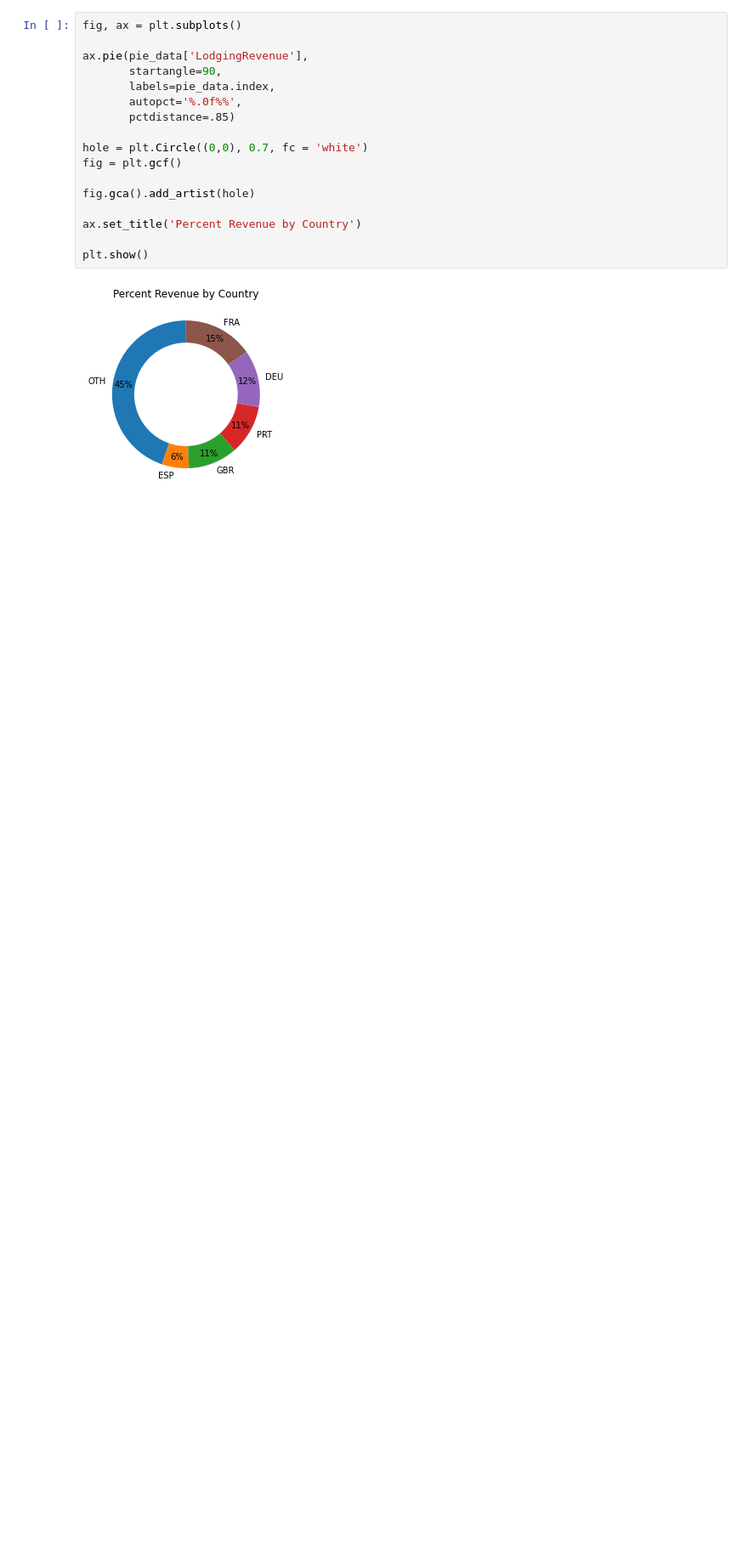
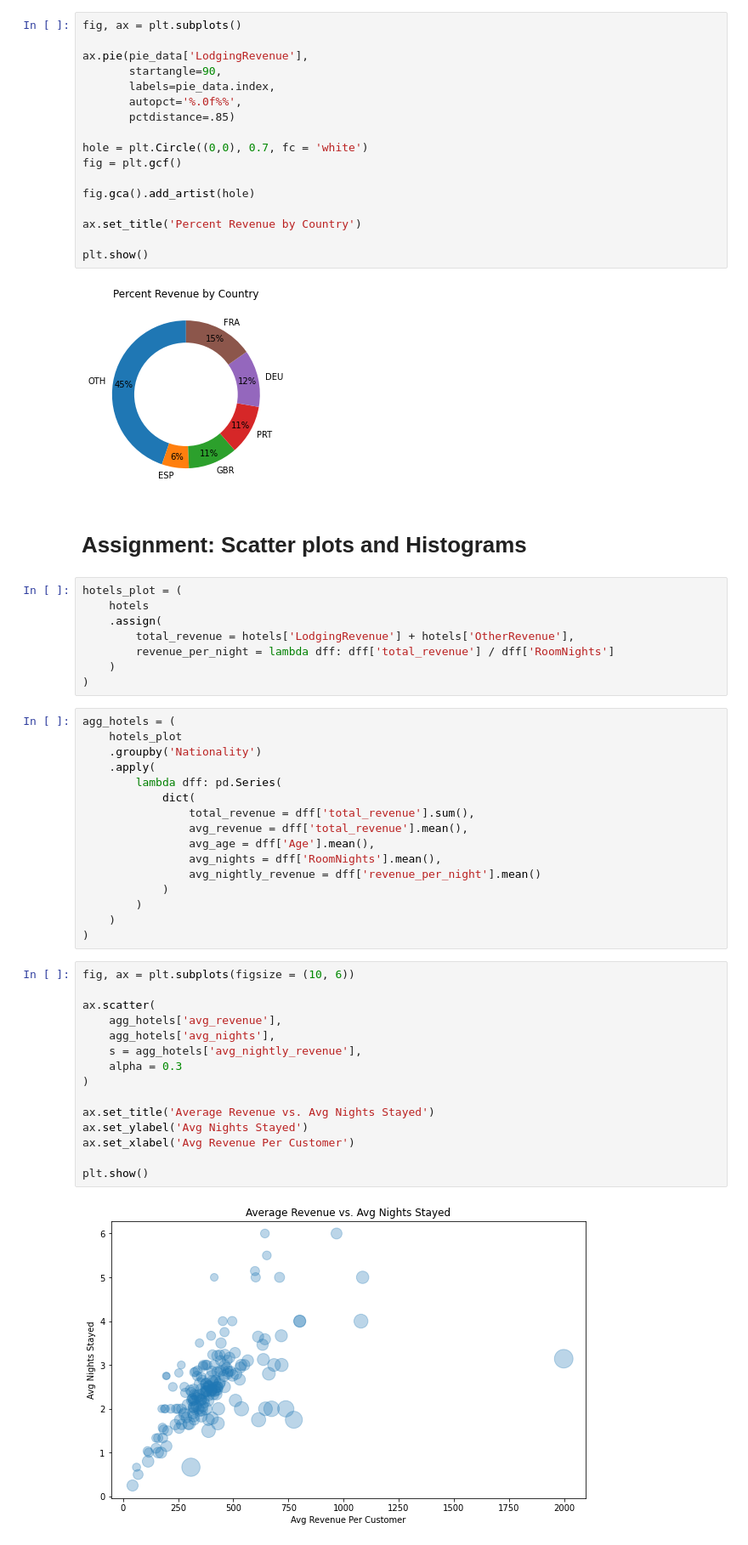
Before and after one commit to naruhikohama/dataviz-python, a Jupyter notebook: assignments.ipynb, the cells around one changed output. Shown at 85% size. Drawn from its saved outputs; the diff is of its cells as text; blank space fills up the shorter version.

Commit message:
Histograms and scatter plots assignment

```diff
--- a/assignments.ipynb
+++ b/assignments.ipynb
@@ -301,3 +301,46 @@ ax.set_title('Percent Revenue by Country')
 plt.show()
 # %% [output]
 [figure]
+# %% [markdown]
+# Assignment: Scatter plots and Histograms
+# %%
+hotels_plot = (
+    hotels
+    .assign(
+        total_revenue = hotels['LodgingRevenue'] + hotels['OtherRevenue'],
+        revenue_per_night = lambda dff: dff['total_revenue'] / dff['RoomNights']
+    )
+)
+# %%
+agg_hotels = (
+    hotels_plot
+    .groupby('Nationality')
+    .apply(
+        lambda dff: pd.Series(
+            dict(
+                total_revenue = dff['total_revenue'].sum(),
+                avg_revenue = dff['total_revenue'].mean(),
+                avg_age = dff['Age'].mean(),
+                avg_nights = dff['RoomNights'].mean(),
+                avg_nightly_revenue = dff['revenue_per_night'].mean()
+            )
+        )
+    )
+)
+# %%
+fig, ax = plt.subplots(figsize = (10, 6))
+
+ax.scatter(
+    agg_hotels['avg_revenue'],
+    agg_hotels['avg_nights'],
+    s = agg_hotels['avg_nightly_revenue'],
+    alpha = 0.3
+)
+
+ax.set_title('Average Revenue vs. Avg Nights Stayed')
+ax.set_ylabel('Avg Nights Stayed')
+ax.set_xlabel('Avg Revenue Per Customer')
+
+plt.show()
+# %% [output]
+[figure, added]
```
Also changed, not shown: parts of 1 cell of this notebook.
